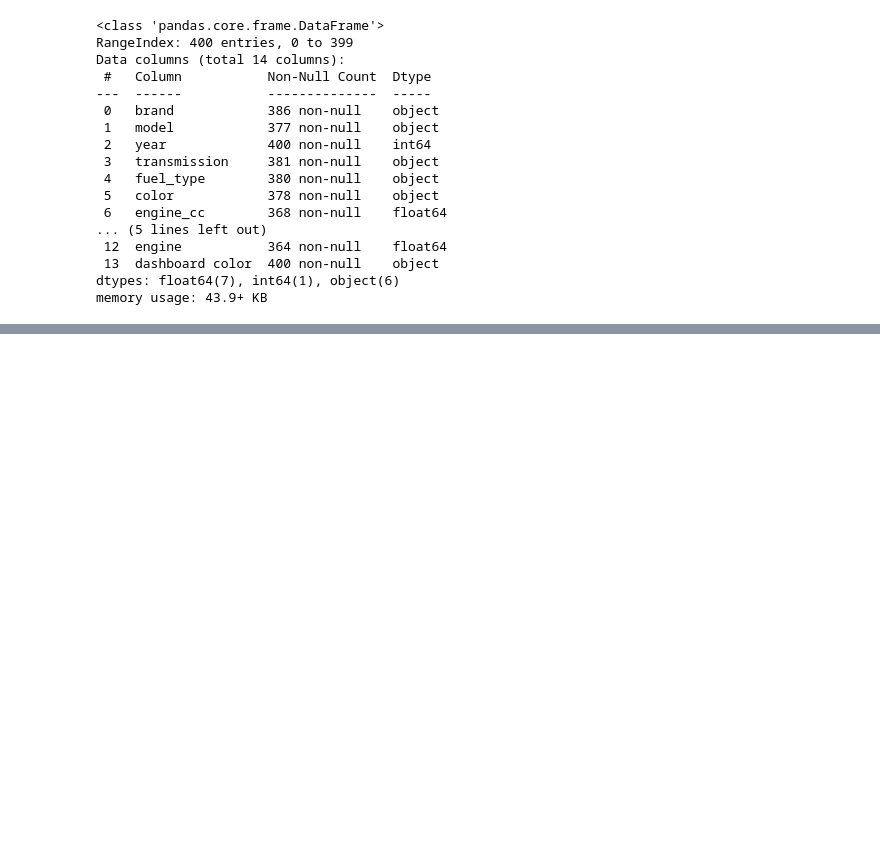
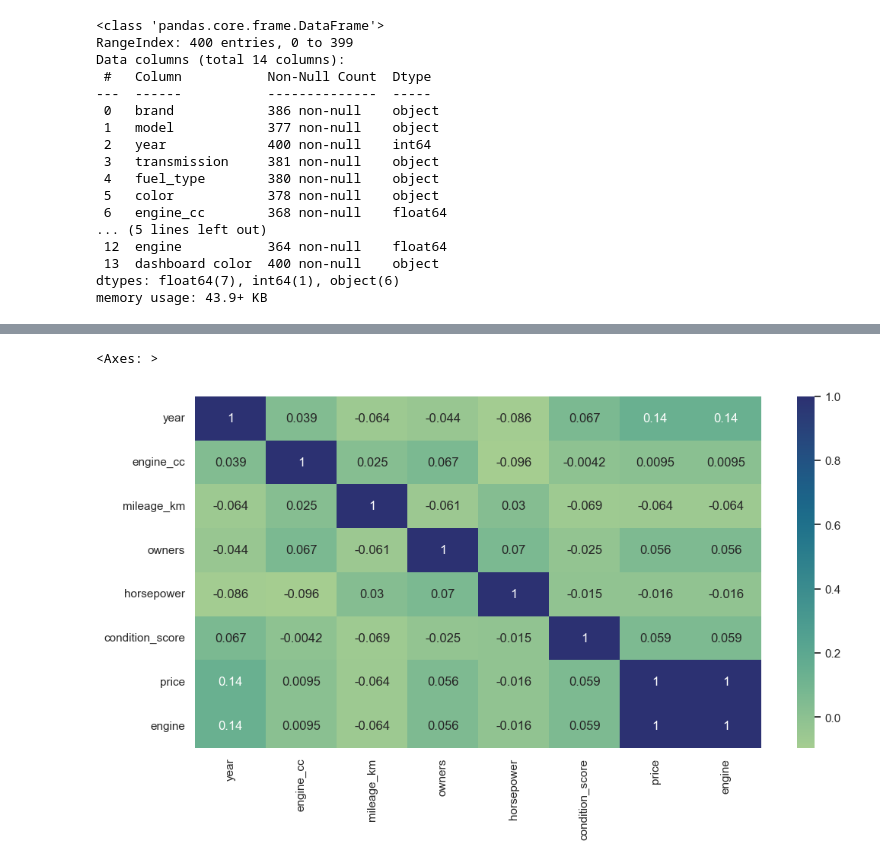
Before and after one commit to ori112/car_pricing_prediction, a Jupyter notebook: project_notebook.ipynb, the cells around one changed output, grey strips where cells are left out. Cells and saved outputs as stored; diff of their text form; code cells hidden in the pictures; blank space fills up the shorter version.

```diff
--- a/project_notebook.ipynb
+++ b/project_notebook.ipynb
@@ -60,0 +204,8 @@ np.int64(2005)
+# %%
+# visualizing relationships between all of the numeric columns
+numeric_df = df.select_dtypes(include=['int64', 'float64'])
+plt.figure(figsize=(12,6))
+sns.heatmap(numeric_df.corr(), annot=True, cmap="crest")
+# %% [output]
+<Axes: >
+[figure, added]
```
Also changed, not shown: parts of 15 cells of this notebook.
